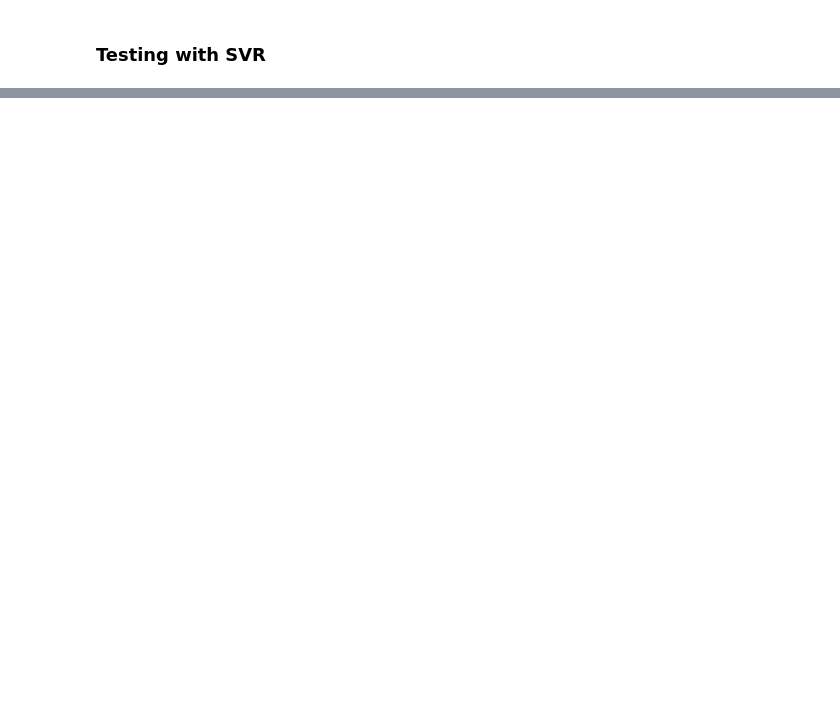
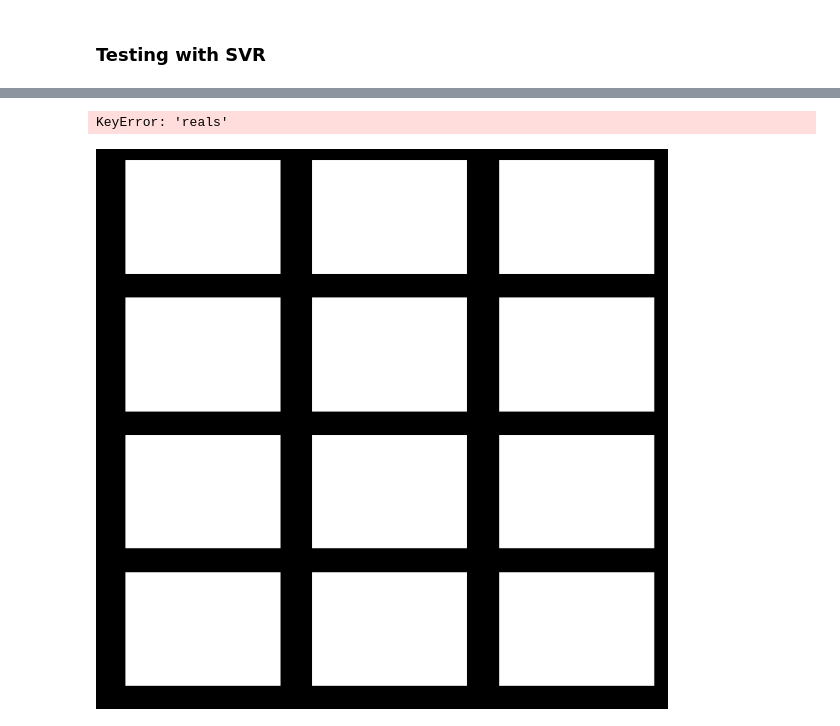
Before and after one commit to acmontesh/Energ-AI-z, a Jupyter notebook: Testing_Features_Models.ipynb, the cells around one changed output, grey strips where cells are left out. Cells and saved outputs as stored; diff of their text form; code cells hidden in the pictures; blank space fills up the shorter version.

```diff
--- a/Testing_Features_Models.ipynb
+++ b/Testing_Features_Models.ipynb
@@ -531,0 +549,4 @@ print( f"R2 Score: {score:.4f}" )
+# %%
+# Groping pre-production data by well ID
+df_preproduction = df_preproduction.groupby("Well_ID", as_index=False).first(  )
+df_preproduction.head(  )
@@ -531,0 +561,35 @@ print( f"R2 Score: {score:.4f}" )
+# %%
+# Making predictions with uncertainty estimates for pre-production data
+realizations_per_sample = {  }
+for i in range(df_preproduction.shape[0]):
+    id = df_preproduction.iloc[i]["Well_ID"]
+    Xinterest = df_preproduction.iloc[i]["logperm"]
+    realizations_per_sample[ id ] = { "best_pred":0.0,"realizations":[  ] }
+    for j in range(100):
+        degree_rand = 3 #Tuned via resampling (see code above)
+        X_train, X_test, y_train, y_test = train_test_split( X, y, test_size=0.80 )
+        model = LinearRegression(  ) #Selected via resampling (see code above)
+        pipe = Pipeline( [('scaler', StandardScaler(  )), ('model', model)] )
+        poly=PolynomialFeatures(degree=degree_rand,include_bias=True)
+        poly_features=poly.fit_transform(X_train.reshape(-1,1))
+        poly_test=poly.transform( Xinterest.reshape(-1,1) )
+        pipe.fit(poly_features, y_train)
+        ypred = pipe.predict( poly_test )[0]
+        realizations_per_sample[ id ]["realizations"].append( ypred )
+    realizations_per_sample[ id ]["best_pred"] = np.median( realizations_per_sample[ id ]["realizations"] )
+# %%
+# Visualizing uncertainty estimates for pre-production data
+fig,axs = plt.subplots( 4,3,figsize=(10,10),facecolor="black" )
+for k in range(df_preproduction.shape[0]):
+    row = k//3
+    colm = k%4
+    id = df_preproduction.iloc[i]["Well_ID"]
+    counts, bin_edges, patches = axs[row,colm].hist(  realizations_per_sample[ id ]["reals"],color="crimson" )
+    imax = np.argmax(counts)
+    midpoint = 0.5 * (bin_edges[imax] + bin_edges[imax + 1])
+    axs[row,colm].axvline( realizations_per_sample[ id ]["actual"],ls="--",lw=2.0,color="blue" )
+    axs[row,colm].axvline( midpoint,ls="dotted",lw=2.0,color="gray" )
+    axs[row,colm].axvline( np.median( realizations_per_sample[ id ]["reals"] ),ls="dotted",lw=2.0,color="cyan" )
+# %% [output]
+KeyError: 'reals'
+[figure, added]
```
Also changed, not shown: parts of 22 cells of this notebook, 2 other files.
